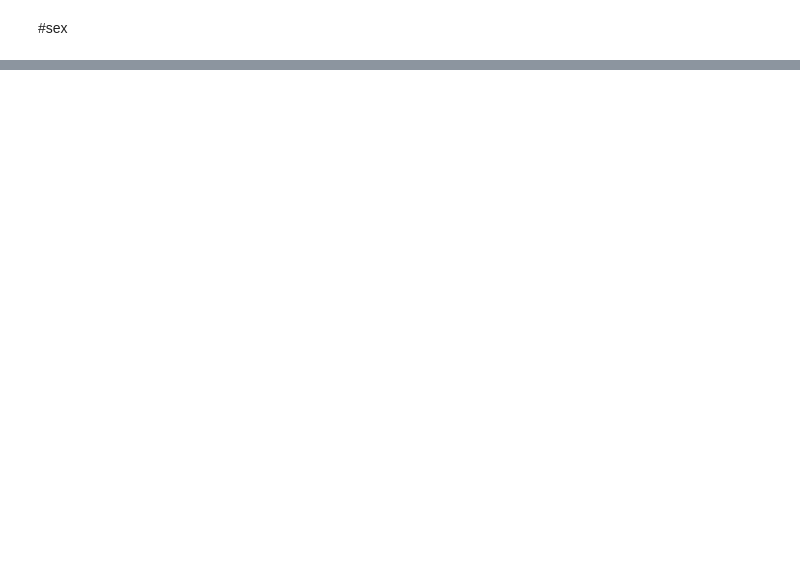
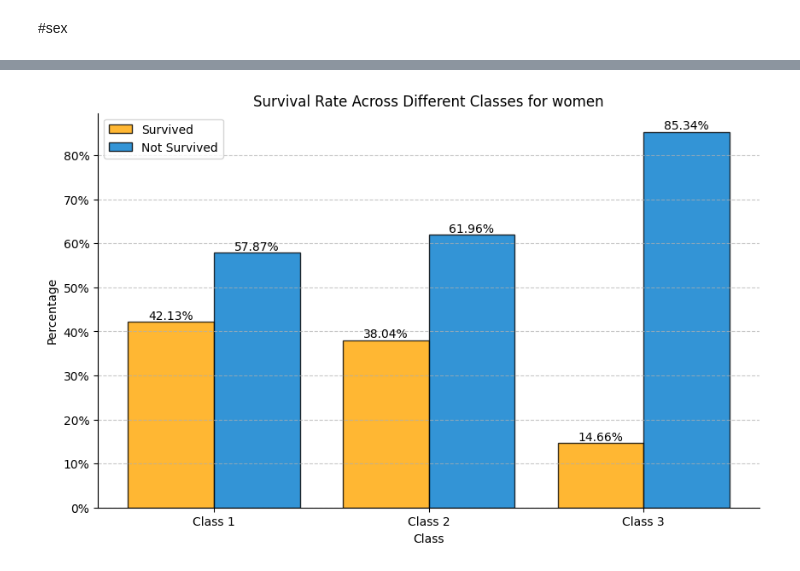
Before and after one commit to NazaninSaadatMoghaddam1993/Titanik_kaggle_competition, a Jupyter notebook: titanic_analysis.ipynb, the cells around one changed output, grey strips where cells are left out. Saved outputs shown, nothing was run; the diff lists cells and outputs as text; code cells hidden in the pictures; blank space fills up the shorter version.

```diff
--- a/titanic_analysis.ipynb
+++ b/titanic_analysis.ipynb
@@ -651,0 +213,57 @@ plt.plot(data_f['Age'],data_f['Fare'],'.')
+# %%
+# @title Survival Rate Across Different Classes for women
+import matplotlib.pyplot as plt
+import numpy as np
+
+# Sample data
+categories = ['Class 1', 'Class 2', 'Class 3']
+survived_values = [
+    len(data_f[(data_f['Pclass'] == 1) & (data_f['Survived'] == 1)&(data_f['Sex'] == 'female')])/len(data_f[data_f['Pclass'] == 1]),
+    len(data_f[(data_f['Pclass'] == 2) & (data_f['Survived'] == 1)&(data_f['Sex'] == 'female')])/len(data_f[data_f['Pclass'] == 2]),
+    len(data_f[(data_f['Pclass'] == 3) & (data_f['Survived'] == 1)&(data_f['Sex'] == 'female')])/len(data_f[data_f['Pclass'] == 3])
+]
+
+not_survived_values = [1 - value for value in survived_values]  # Calculate percentage of non-survivors
+
+x = np.arange(len(categories))
+width = 0.4
+
+# Set a custom color palette (orange and blue)
+colors = ['#FFA500', '#007ACC']
+
+# Create a figure and axis
+fig, ax = plt.subplots(figsize=(10, 6))
+
+# Plot bars with rounded corners
+bars1 = ax.bar(x - width/2, survived_values, width, label='Survived', color=colors[0], edgecolor='black', linewidth=1, alpha=0.8)
+bars2 = ax.bar(x + width/2, not_survived_values, width, label='Not Survived', color=colors[1], edgecolor='black', linewidth=1, alpha=0.8)
+
+# Add labels and title
+ax.set_xlabel('Class')
+ax.set_ylabel('Percentage')
+ax.set_title('Survival Rate Across Different Classes for women')
+ax.set_xticks(x)
+ax.set_xticklabels(categories)
+ax.legend()
+
+# Add data labels on top of the bars with white background
+for bars, values in zip([bars1, bars2], [survived_values, not_survived_values]):
+    for bar, value in zip(bars, values):
+        yval = bar.get_height()
+        ax.text(bar.get_x() + bar.get_width()/2, yval, f"{round(value*100, 2)}%", ha='center', va='bottom', fontsize=10, color='black')
+        ax.text(bar.get_x() + bar.get_width()/2, yval + 0.02, f"{round(value*100, 2)}%", ha='center', va='bottom', fontsize=10, color='white', weight='bold')
+
+# Add grid for better readability
+ax.grid(axis='y', linestyle='--', alpha=0.7)
+
+# Customize spines
+ax.spines['top'].set_visible(False)
+ax.spines['right'].set_visible(False)
+
+# Add percentage sign to the y-axis ticks
+ax.set_yticklabels([f'{int(x*100)}%' for x in ax.get_yticks()])
+
+# Display the plot
+plt.show()
+# %% [output]
+[figure, added]
```
Also changed, not shown: parts of 81 cells of this notebook.
